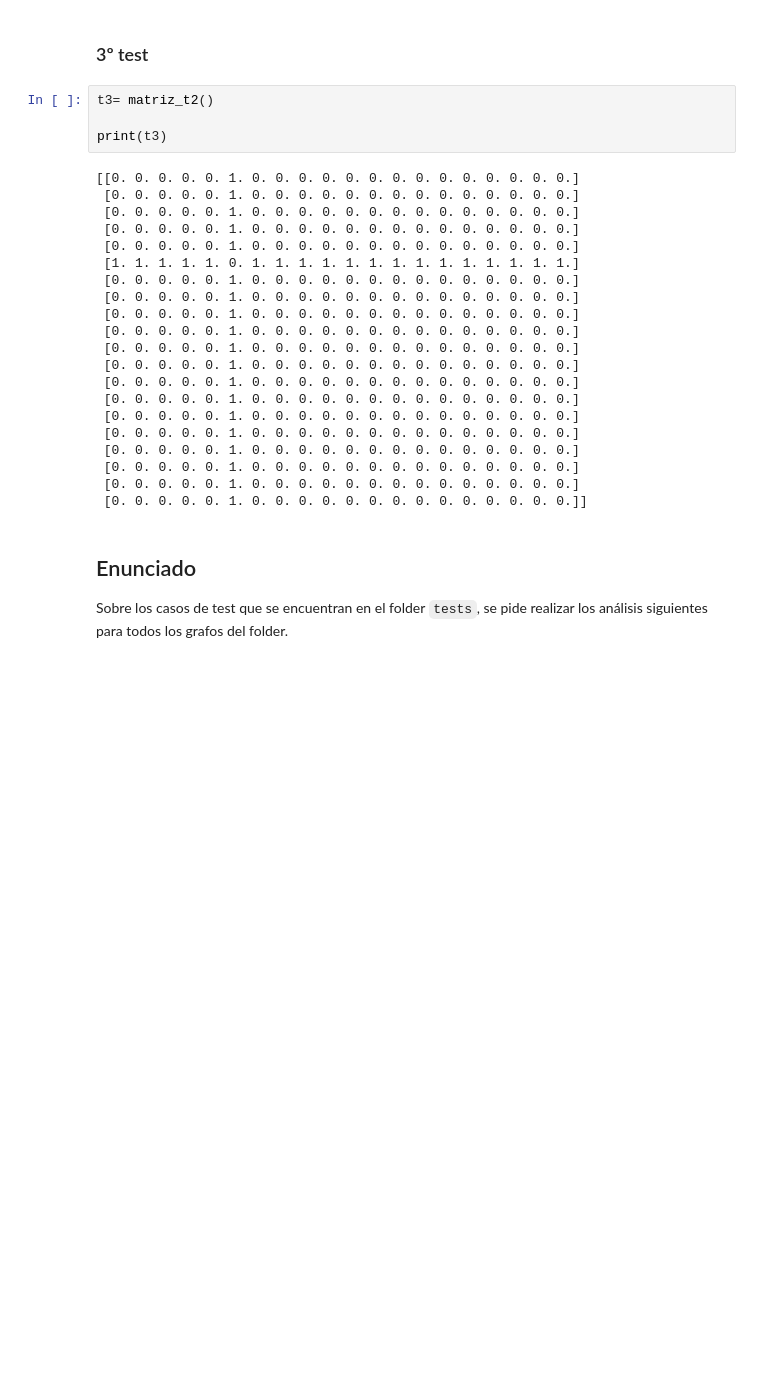
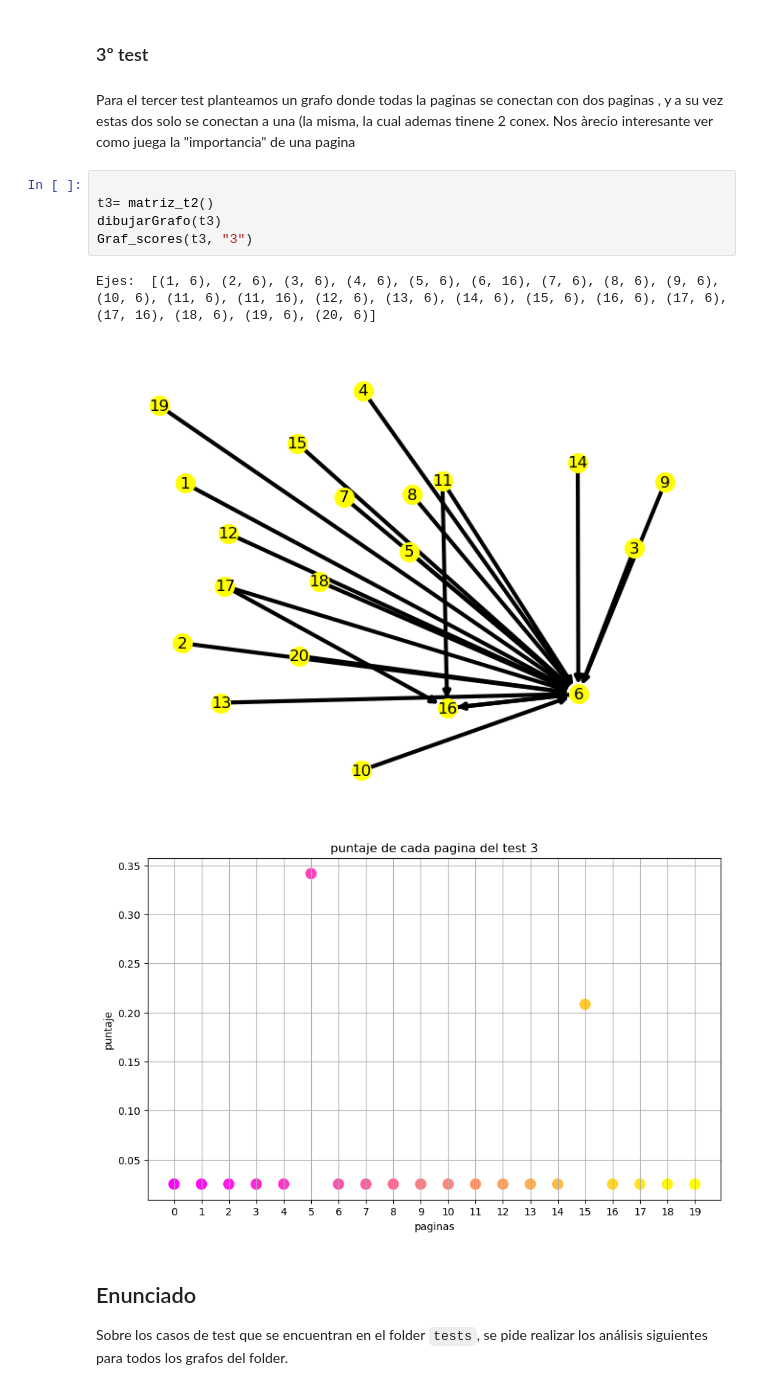
Before and after one commit to NadinaMaia/ALC_tp1, a Jupyter notebook: template-alumnos/template-alumnos/grupo_XX_TP1.ipynb, the cells around one changed output. Cells and saved outputs as stored; diff of their text form; blank space fills up the shorter version.

```diff
--- a/template-alumnos/template-alumnos/grupo_XX_TP1.ipynb
+++ b/template-alumnos/template-alumnos/grupo_XX_TP1.ipynb
@@ -196,30 +196,16 @@ graf_rankingP2(tc, "todos conectados" )
 # %% [markdown]
 ### 3º test
+# %% [markdown]
+Para el tercer test planteamos un grafo donde todas la paginas se conectan con dos paginas , y a su vez estas dos solo se conectan a una (la misma, la cual ademas tinene 2 conex. Nos àrecio interesante ver como juega la "importancia" de una pagina
 # %%
+
 t3= matriz_t2()
-
-print(t3)
+dibujarGrafo(t3)
+Graf_scores(t3, "3")
 # %% [output]
-[[0. 0. 0. 0. 0. 1. 0. 0. 0. 0. 0. 0. 0. 0. 0. 0. 0. 0. 0. 0.]
- [0. 0. 0. 0. 0. 1. 0. 0. 0. 0. 0. 0. 0. 0. 0. 0. 0. 0. 0. 0.]
- [0. 0. 0. 0. 0. 1. 0. 0. 0. 0. 0. 0. 0. 0. 0. 0. 0. 0. 0. 0.]
- [0. 0. 0. 0. 0. 1. 0. 0. 0. 0. 0. 0. 0. 0. 0. 0. 0. 0. 0. 0.]
- [0. 0. 0. 0. 0. 1. 0. 0. 0. 0. 0. 0. 0. 0. 0. 0. 0. 0. 0. 0.]
- [1. 1. 1. 1. 1. 0. 1. 1. 1. 1. 1. 1. 1. 1. 1. 1. 1. 1. 1. 1.]
- [0. 0. 0. 0. 0. 1. 0. 0. 0. 0. 0. 0. 0. 0. 0. 0. 0. 0. 0. 0.]
- [0. 0. 0. 0. 0. 1. 0. 0. 0. 0. 0. 0. 0. 0. 0. 0. 0. 0. 0. 0.]
- [0. 0. 0. 0. 0. 1. 0. 0. 0. 0. 0. 0. 0. 0. 0. 0. 0. 0. 0. 0.]
- [0. 0. 0. 0. 0. 1. 0. 0. 0. 0. 0. 0. 0. 0. 0. 0. 0. 0. 0. 0.]
- [0. 0. 0. 0. 0. 1. 0. 0. 0. 0. 0. 0. 0. 0. 0. 0. 0. 0. 0. 0.]
- [0. 0. 0. 0. 0. 1. 0. 0. 0. 0. 0. 0. 0. 0. 0. 0. 0. 0. 0. 0.]
- [0. 0. 0. 0. 0. 1. 0. 0. 0. 0. 0. 0. 0. 0. 0. 0. 0. 0. 0. 0.]
- [0. 0. 0. 0. 0. 1. 0. 0. 0. 0. 0. 0. 0. 0. 0. 0. 0. 0. 0. 0.]
- [0. 0. 0. 0. 0. 1. 0. 0. 0. 0. 0. 0. 0. 0. 0. 0. 0. 0. 0. 0.]
- [0. 0. 0. 0. 0. 1. 0. 0. 0. 0. 0. 0. 0. 0. 0. 0. 0. 0. 0. 0.]
- [0. 0. 0. 0. 0. 1. 0. 0. 0. 0. 0. 0. 0. 0. 0. 0. 0. 0. 0. 0.]
- [0. 0. 0. 0. 0. 1. 0. 0. 0. 0. 0. 0. 0. 0. 0. 0. 0. 0. 0. 0.]
- [0. 0. 0. 0. 0. 1. 0. 0. 0. 0. 0. 0. 0. 0. 0. 0. 0. 0. 0. 0.]
- [0. 0. 0. 0. 0. 1. 0. 0. 0. 0. 0. 0. 0. 0. 0. 0. 0. 0. 0. 0.]]
+Ejes:  [(1, 6), (2, 6), (3, 6), (4, 6), (5, 6), (6, 16), (7, 6), (8, 6), (9, 6), (10, 6), (11, 6), (11, 16), (12, 6), (13, 6), (14, 6), (15, 6), (16, 6), (17, 6), (17, 16), (18, 6), (19, 6), (20, 6)]
+[figure, added]
+[figure, added]
 # %% [markdown]
 ## Enunciado
 
```
Also changed, not shown: parts of 4 cells of this notebook, 1 other file.
